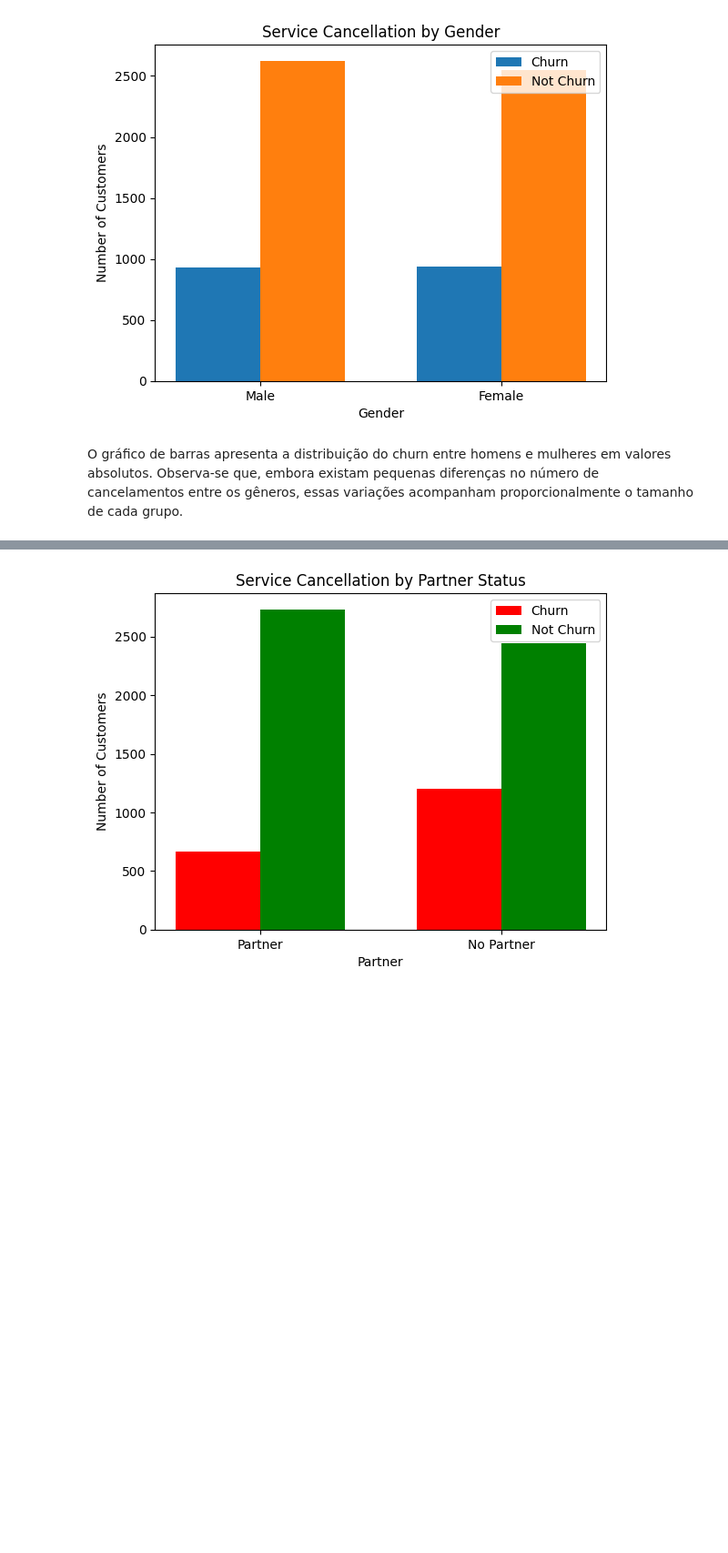
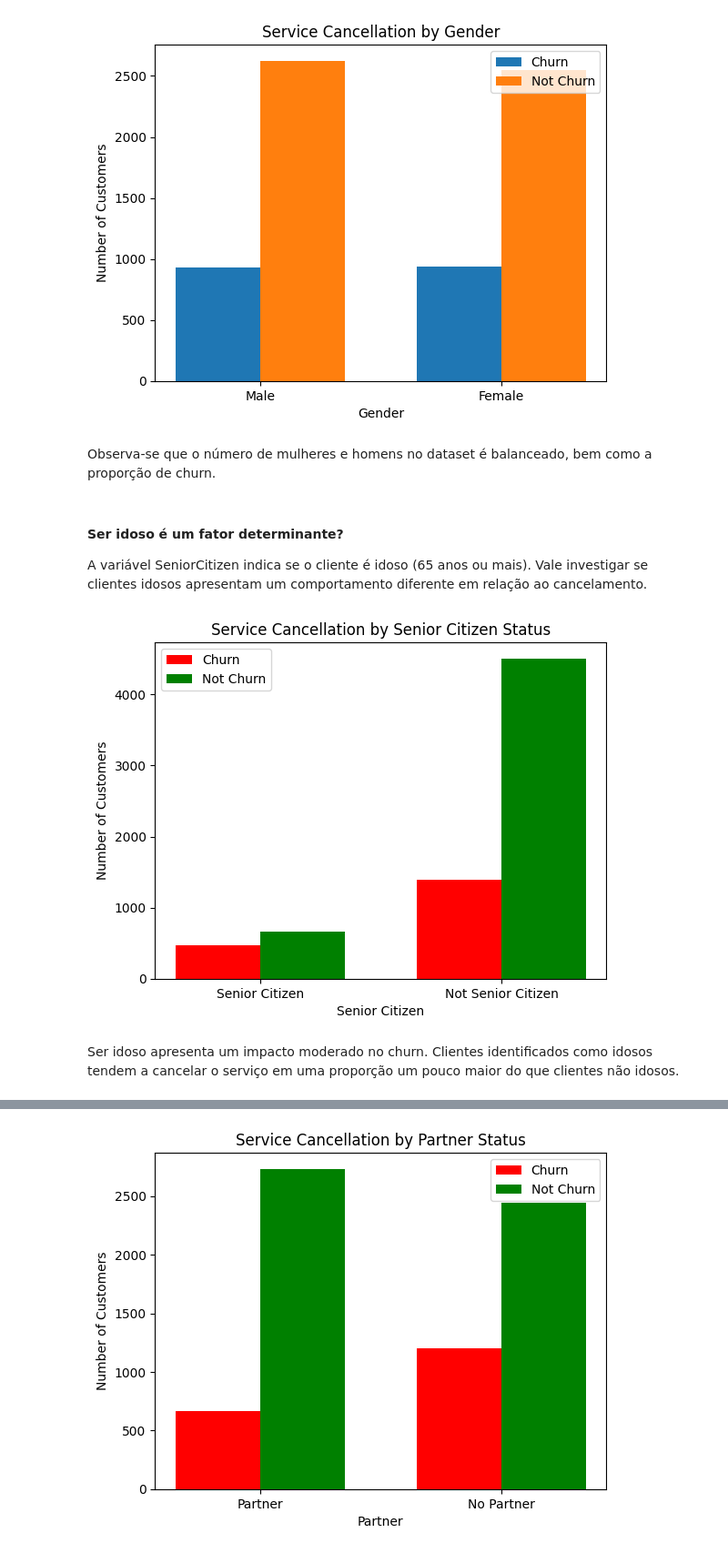
Before and after one commit to ramonvfs/eda_telco_customer_churn, a Jupyter notebook: eda_telco_customer_churn.ipynb, the cells around one changed output, grey strips where cells are left out. Shown: that part at 91% size. Cells and saved outputs as stored; diff of their text form; code cells hidden in the pictures; blank space fills up the shorter version.

```diff
--- a/eda_telco_customer_churn.ipynb
+++ b/eda_telco_customer_churn.ipynb
@@ -110,4 +133,29 @@ plt.show()
 # %% [output]
 [figure]
 # %% [markdown]
-O gráfico de barras apresenta a distribuição do churn entre homens e mulheres em valores absolutos. Observa-se que, embora existam pequenas diferenças no número de cancelamentos entre os gêneros, essas variações acompanham proporcionalmente o tamanho de cada grupo.
+Observa-se que o número de mulheres e homens no dataset é balanceado, bem como a proporção de churn.
+# %% [markdown]
+#### Ser idoso é um fator determinante?
+
+A variável SeniorCitizen indica se o cliente é idoso (65 anos ou mais). Vale investigar se clientes idosos apresentam um comportamento diferente em relação ao cancelamento.
+# %%
+senior = df.loc[df["SeniorCitizen"] == 1, "Churn"].value_counts(normalize=False)
+no_senior = df.loc[df["SeniorCitizen"] == 0, "Churn"].value_counts(normalize=False)
+# %%
+x = np.arange(2)
+width = 0.35
+
+plt.figure()
+plt.bar(x - width/2, [senior["Yes"], no_senior["Yes"]], width, label="Churn", color='red')
+plt.bar(x + width/2, [senior["No"], no_senior["No"]], width, label="Not Churn", color='green')
+
+plt.xticks(x, ["Senior Citizen", "Not Senior Citizen"])
+plt.ylabel('Number of Customers')
+plt.xlabel('Senior Citizen')
+plt.title('Service Cancellation by Senior Citizen Status')
+plt.legend()
+plt.show()
+# %% [output]
+[figure, added]
+# %% [markdown]
+Ser idoso apresenta um impacto moderado no churn. Clientes identificados como idosos tendem a cancelar o serviço em uma proporção um pouco maior do que clientes não idosos.
```
Also changed, not shown: parts of 36 cells of this notebook.
